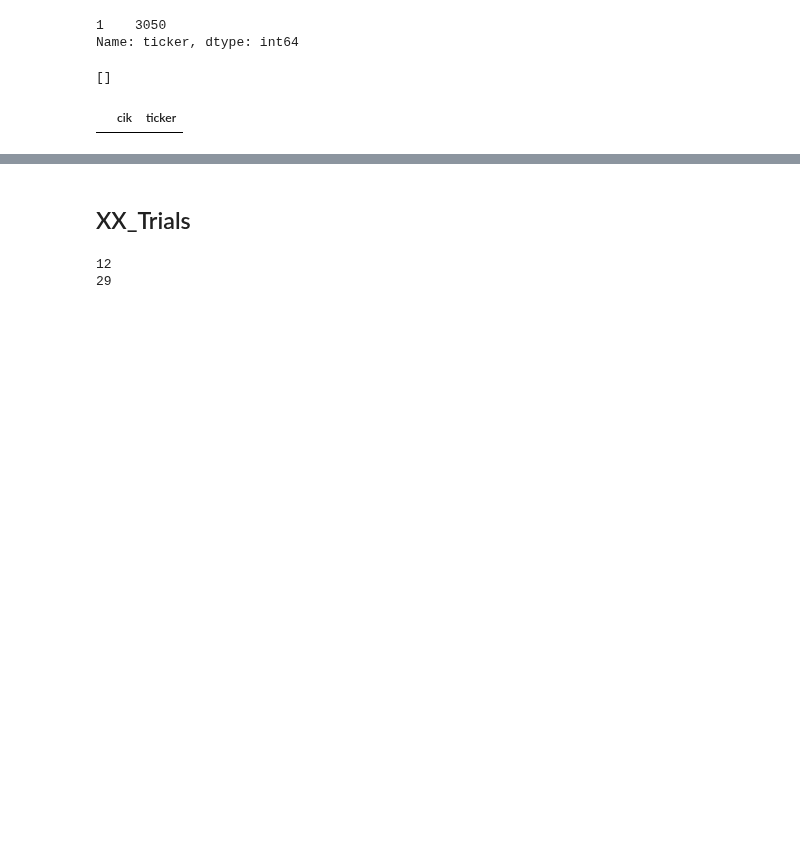
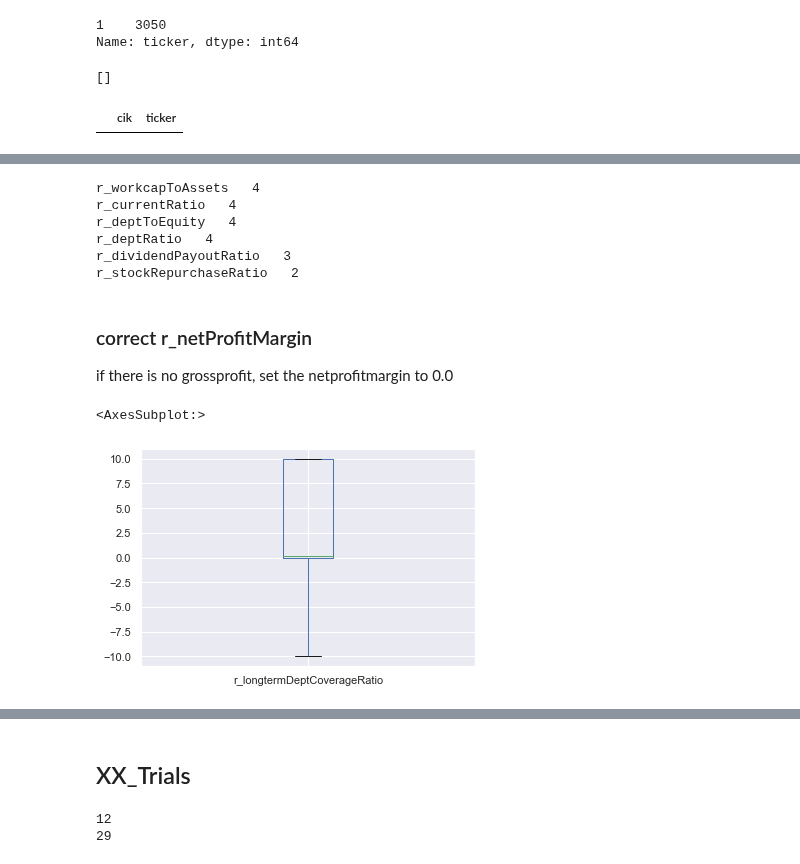
Before and after one commit to HansjoergW/bfh_mt_hs2020_sec_data, a Jupyter notebook: 09_Final_Preparation.ipynb, the cells around one changed output, grey strips where cells are left out. Drawn from its saved outputs; the diff is of its cells as text; code cells hidden in the pictures; blank space fills up the shorter version.

```diff
--- a/09_Final_Preparation.ipynb
+++ b/09_Final_Preparation.ipynb
@@ -137,0 +139,2 @@ df_ciktik_unique[df_ciktik_unique.ticker.isin(used_mulitple_times)].sort_values(
+# %%
+df_sec = load_sec_features()
@@ -137,0 +147,14 @@ df_ciktik_unique[df_ciktik_unique.ticker.isin(used_mulitple_times)].sort_values(
+# %%
+print_null_counts(df_sec, df_sec.columns)
+# %% [output]
+r_workcapToAssets   4
+r_currentRatio   4
+r_deptToEquity   4
+r_deptRatio   4
+r_dividendPayoutRatio   3
+r_stockRepurchaseRatio   2
+# %% [markdown]
+### correct r_netProfitMargin
+if there is no grossprofit, set the netprofitmargin to 0.0
+# %%
+df_sec.loc[df_sec.r_netProfitMargin.isnull() & (df_sec.GrossProfit == 0.0), 'r_netProfitMargin'] = 0.0
@@ -137,0 +163,13 @@ df_ciktik_unique[df_ciktik_unique.ticker.isin(used_mulitple_times)].sort_values(
+# %%
+df_sec.loc[(df_sec.r_longtermDeptCoverageRatio == np.inf), 'r_longtermDeptCoverageRatio'] = 10.0
+df_sec.loc[(df_sec.r_longtermDeptCoverageRatio > 10), 'r_longtermDeptCoverageRatio'] = 10.0
+df_sec.loc[(df_sec.r_longtermDeptCoverageRatio == -np.inf), 'r_longtermDeptCoverageRatio'] = -10.0
+df_sec.loc[(df_sec.r_longtermDeptCoverageRatio < -10), 'r_longtermDeptCoverageRatio'] = -10.0
+
+# if there is no longterm dept, then the overage ratio is max (10)
+df_sec.loc[(df_sec.r_longtermDeptCoverageRatio.isnull() &(df_sec.LiabilitiesNoncurrent == 0.0)), 'r_longtermDeptCoverageRatio'] = 10.0
+# %%
+df_sec[~(df_sec.r_longtermDeptCoverageRatio == np.inf)].r_longtermDeptCoverageRatio.plot.box()
+# %% [output]
+<AxesSubplot:>
+[figure, added]
```
Also changed, not shown: parts of 5 cells of this notebook.
